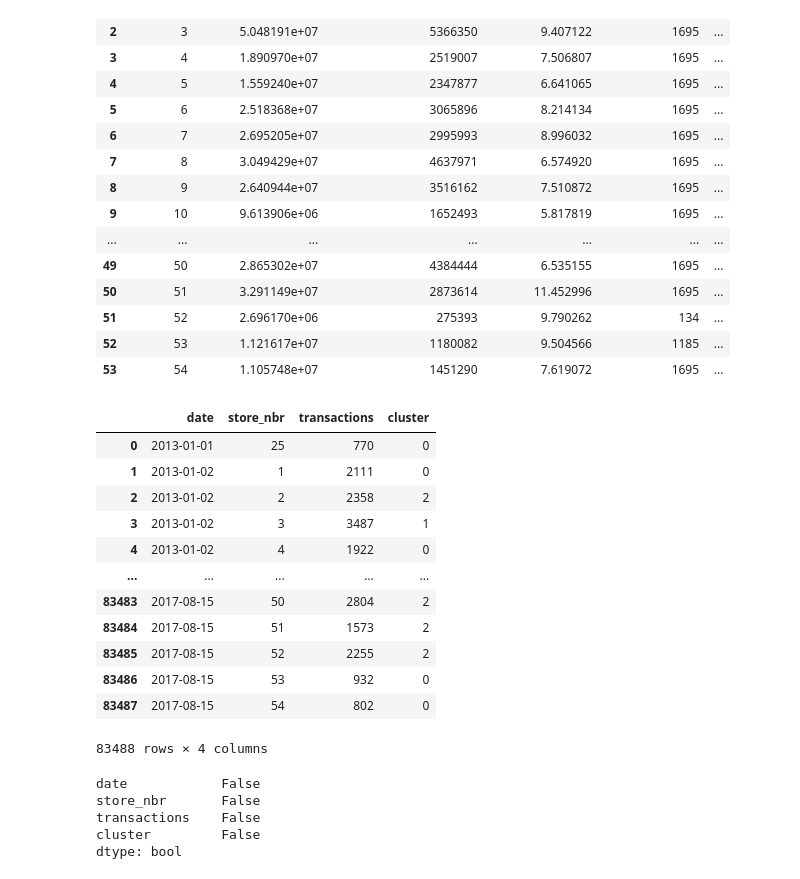
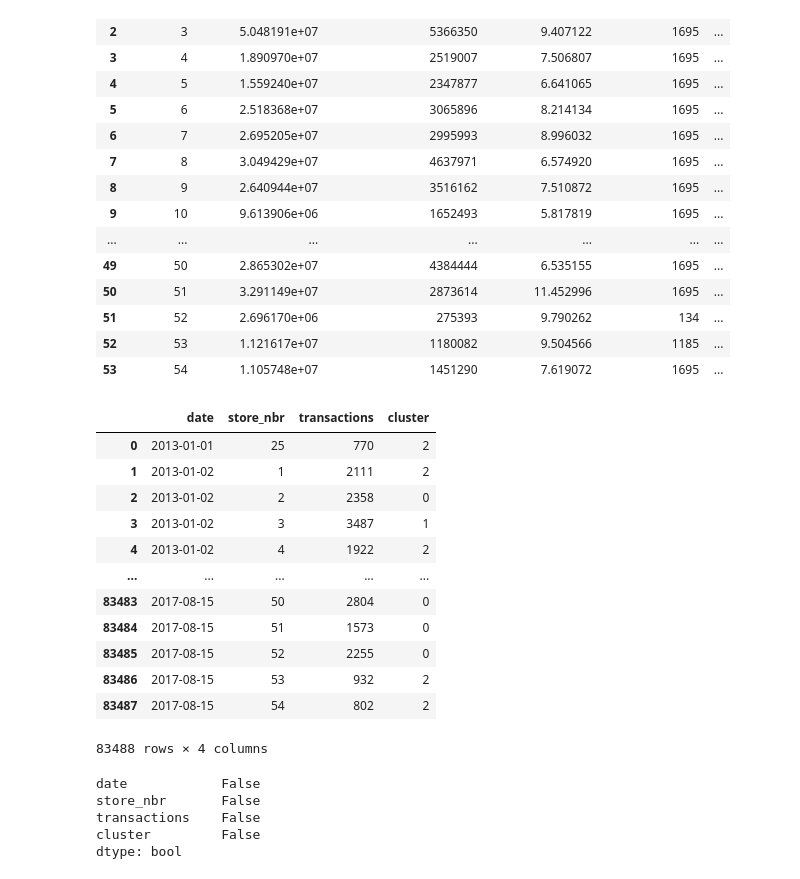
Before and after one commit to lgregs/TCC-PUCSP-CDIA, a Jupyter notebook: Prophet.ipynb, the cells around one changed output. Drawn from its saved outputs; the diff is of its cells as text; code cells hidden in the pictures.

```diff
--- a/Prophet.ipynb
+++ b/Prophet.ipynb
@@ -68,19 +74,21 @@ transactions.drop(columns=['store_nbr_cluster'], inplace=True)
-# %%
-transactions
-# %% [output]
-|  | date | store_nbr | transactions | cluster |
-| 0 | 2013-01-01 | 25 | 770 | 0 |
-| 1 | 2013-01-02 | 1 | 2111 | 0 |
-| 2 | 2013-01-02 | 2 | 2358 | 2 |
-| 3 | 2013-01-02 | 3 | 3487 | 1 |
-| 4 | 2013-01-02 | 4 | 1922 | 0 |
-| ... | ... | ... | ... | ... |
-| 83483 | 2017-08-15 | 50 | 2804 | 2 |
-| 83484 | 2017-08-15 | 51 | 1573 | 2 |
-| 83485 | 2017-08-15 | 52 | 2255 | 2 |
-| 83486 | 2017-08-15 | 53 | 932 | 0 |
-| 83487 | 2017-08-15 | 54 | 802 | 0 |
-83488 rows × 4 columns
+# %%
+# Merge dos DataFrames utilizando a coluna 'store_nbr' como chave de junção
+transactions = pd.merge(transactions, df_clusterizado[['store_nbr', 'cluster']], on='store_nbr', how='left')
+transactions
+# %% [output]
+|  | date | store_nbr | transactions | cluster |
+| 0 | 2013-01-01 | 25 | 770 | 2 |
+| 1 | 2013-01-02 | 1 | 2111 | 2 |
+| 2 | 2013-01-02 | 2 | 2358 | 0 |
+| 3 | 2013-01-02 | 3 | 3487 | 1 |
+| 4 | 2013-01-02 | 4 | 1922 | 2 |
+| ... | ... | ... | ... | ... |
+| 83483 | 2017-08-15 | 50 | 2804 | 0 |
+| 83484 | 2017-08-15 | 51 | 1573 | 0 |
+| 83485 | 2017-08-15 | 52 | 2255 | 0 |
+| 83486 | 2017-08-15 | 53 | 932 | 2 |
+| 83487 | 2017-08-15 | 54 | 802 | 2 |
+83488 rows × 4 columns
 # %%
 transactions.isnull().any()
 # %% [output]
```
Also changed, not shown: parts of 10 cells of this notebook.
